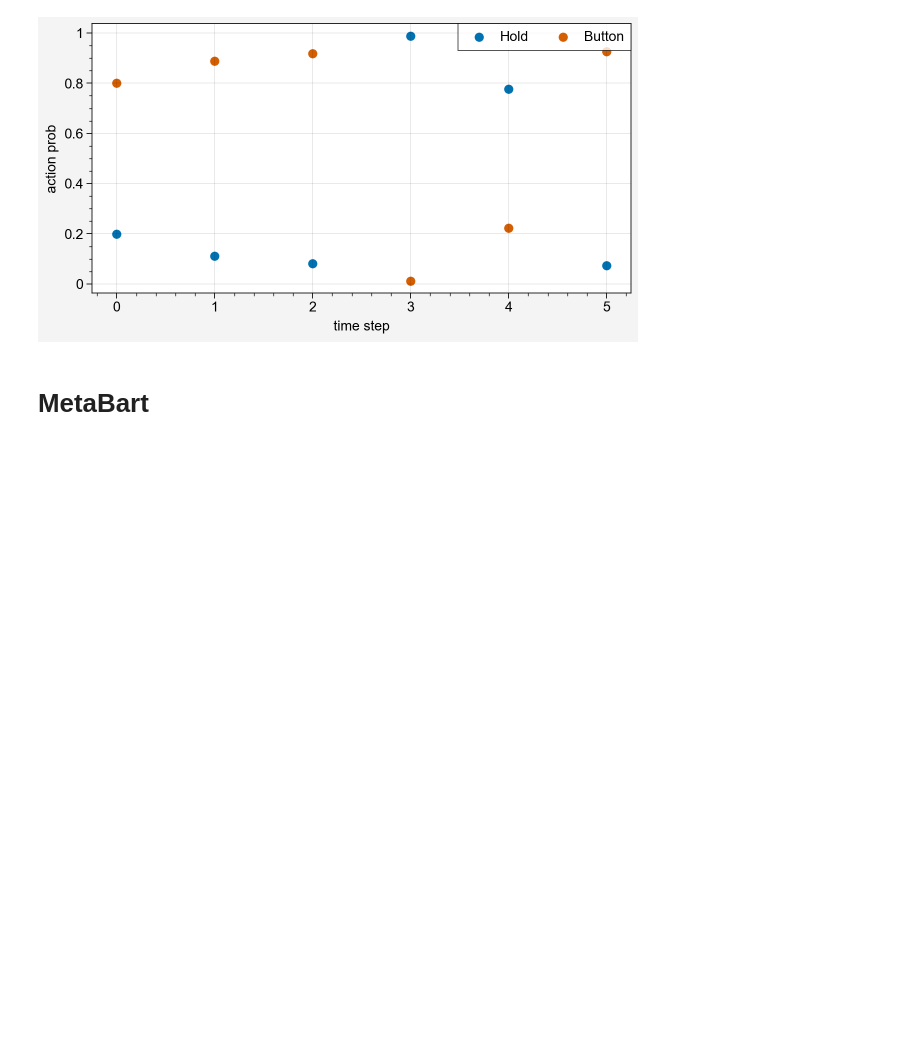
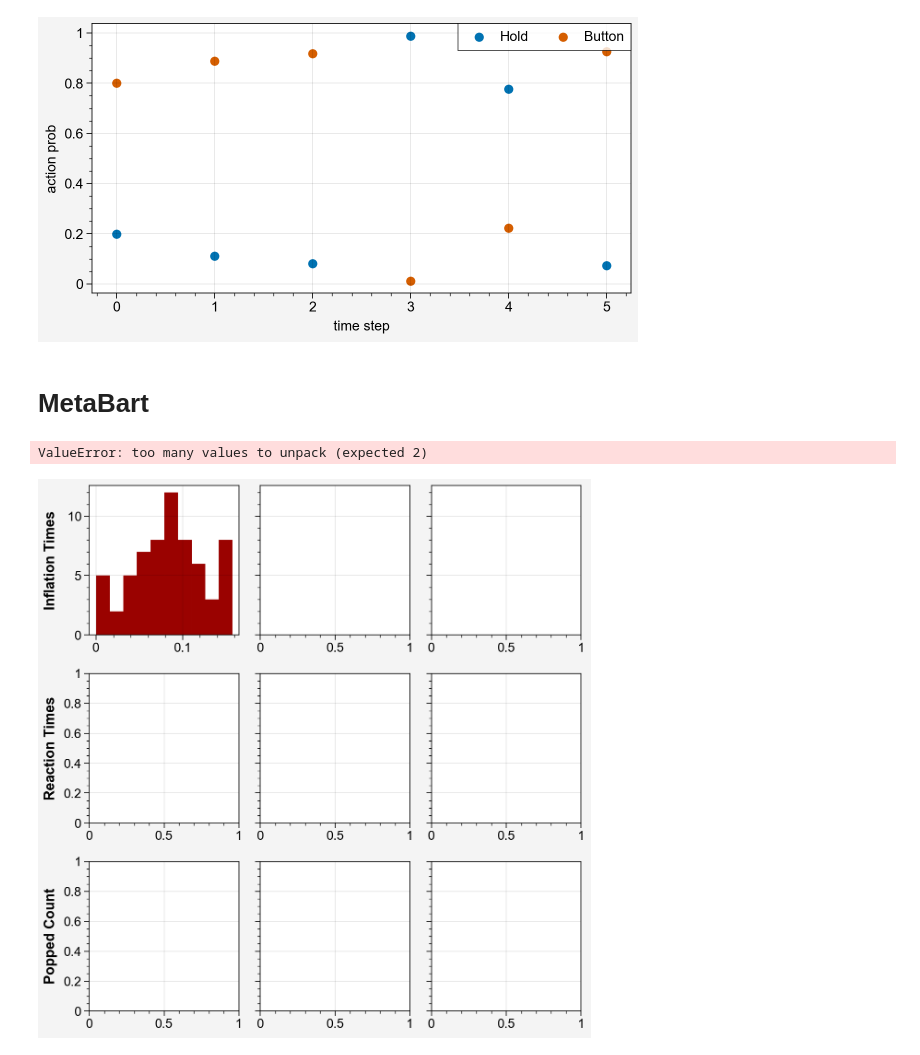
Before and after one commit to liuandrew/bart_ppo, a Jupyter notebook: write_and_test/bart_individual_episodes.ipynb, the cells around one changed output. Drawn from its saved outputs; the diff is of its cells as text; code cells hidden in the pictures; blank space fills up the shorter version.

```diff
--- a/write_and_test/bart_individual_episodes.ipynb
+++ b/write_and_test/bart_individual_episodes.ipynb
@@ -92,3 +93,10 @@ ax.legend()
+# %%
+model, (obs_rms, ret_rms) = torch.load('../saved_checkpoints/meta/meta_t0/200.pt')
+res = evalu(model, obs_rms, deterministic=False)
+plot_3color_meta_ep(res, metrics=['size', 'rt', 'popped'], ep_num=3)
+# %% [output]
+ValueError: too many values to unpack (expected 2)
+[figure, added]
 # %%
 %run model_evaluation
 %run bart_behavior_analysis
```
Also changed, not shown: parts of 10 cells of this notebook, 5 other files.
